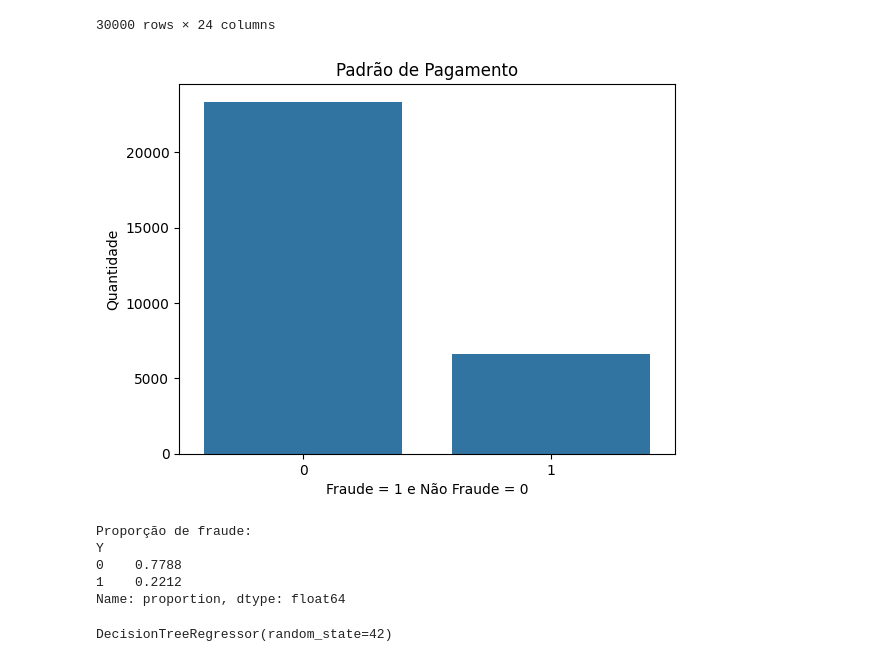
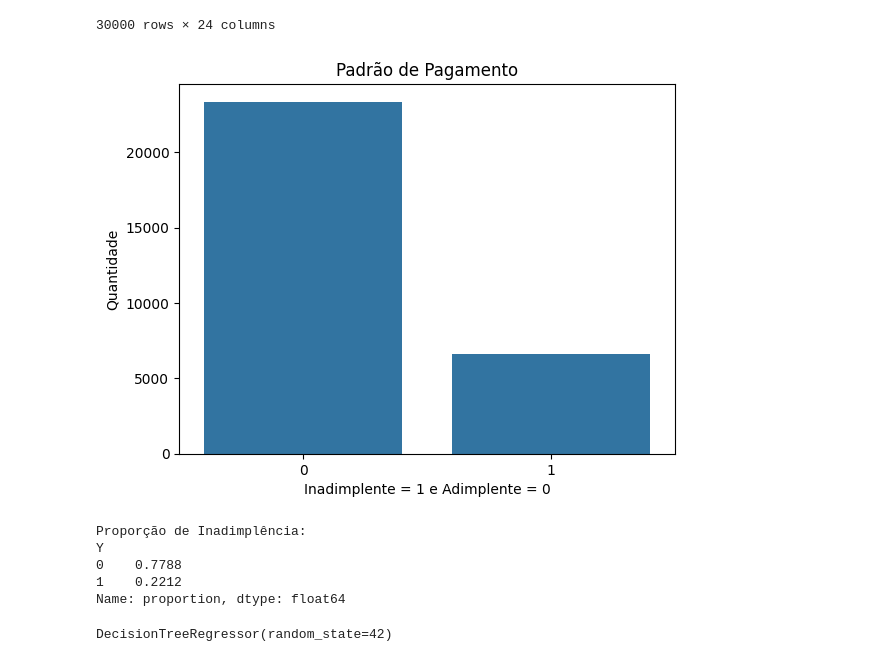
Before and after one commit to danielagith/infracommerce, a Jupyter notebook: infracommerce.ipynb, the cells around one changed output. Drawn from its saved outputs; the diff is of its cells as text; code cells hidden in the pictures.

Commit message:
Correção de Nomenclatura
De Fraude/Irregular para Inadimplente/Adimplente

```diff
--- a/infracommerce.ipynb
+++ b/infracommerce.ipynb
@@ -107,15 +107,15 @@ bd1_copy
 # %%
 #histograma as operações regulares de das operações tipo fraude
 fig, ax = plt.subplots()
 sns.countplot(x='Y', data=bd1_copy, ax=ax)
 ax.set_title("Padrão de Pagamento")
-ax.set_xlabel("Fraude = 1 e Não Fraude = 0")
+ax.set_xlabel("Inadimplente = 1 e Adimplente = 0")
 ax.set_ylabel("Quantidade")
 plt.show()
-print(f"Proporção de fraude:\n{bd1_copy.Y.value_counts(normalize=True)}")
+print(f"Proporção de Inadimplência:\n{bd1_copy.Y.value_counts(normalize=True)}")
 # %% [output]
-[figure, old version]
+[figure, new version]
-Proporção de fraude:
+Proporção de Inadimplência:
 Y
 0    0.7788
 1    0.2212
```
